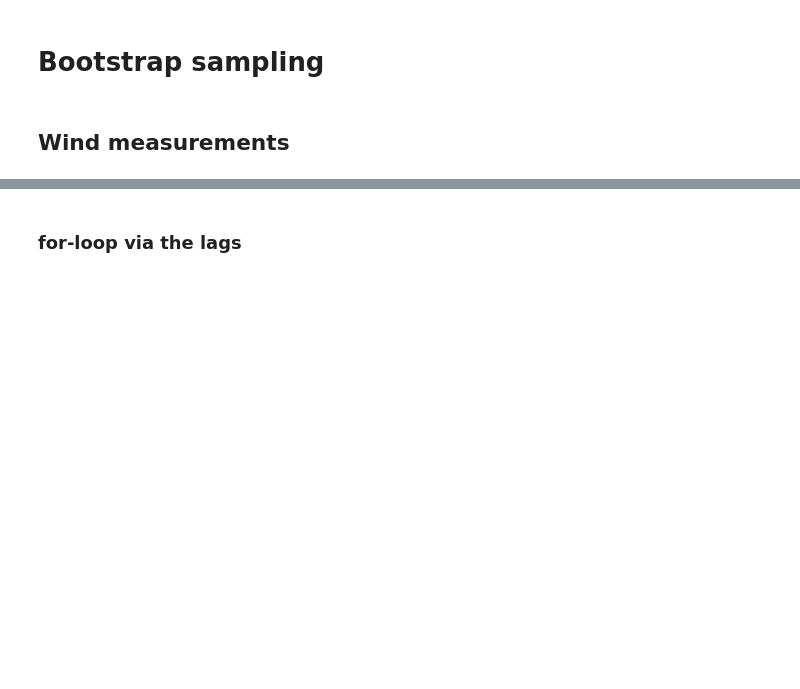
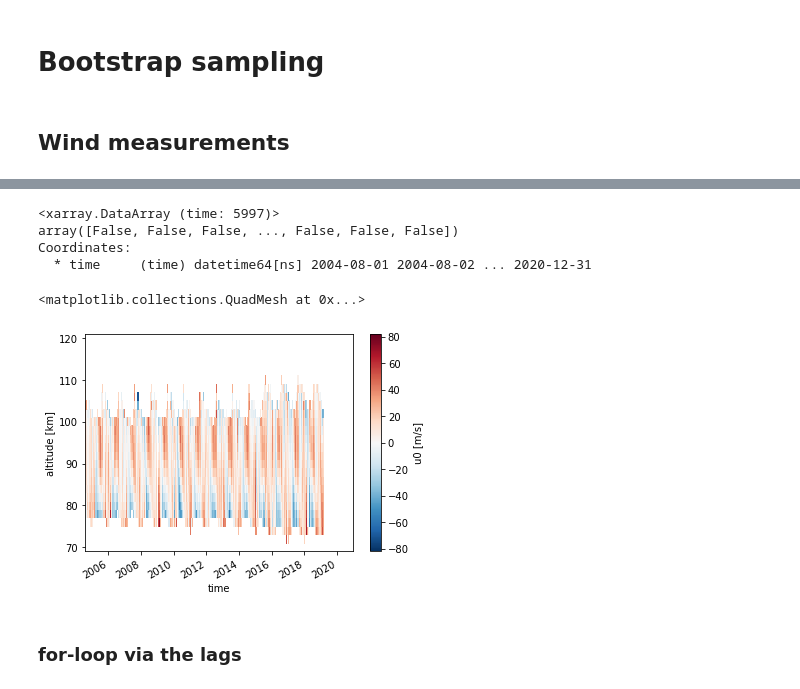
Before and after one commit to VACILT/SSW_project, a Jupyter notebook: bootstrap_sampling.ipynb, the cells around one changed output, grey strips where cells are left out. Saved outputs shown, nothing was run; the diff lists cells and outputs as text; code cells hidden in the pictures; blank space fills up the shorter version.

```diff
--- a/bootstrap_sampling.ipynb
+++ b/bootstrap_sampling.ipynb
@@ -53 +95,13 @@ sea_v_anomalie = sea(40,station,v_anomalie)
+# %%
+mask_2009
+# %% [output]
+<xarray.DataArray (time: 5997)>
+array([False, False, False, ..., False, False, False])
+Coordinates:
+  * time     (time) datetime64[ns] 2004-08-01 2004-08-02 ... 2020-12-31
+# %%
+u.where(~mask_2009).plot(x="time")
+# %% [output]
+<matplotlib.collections.QuadMesh at 0x...>
+[figure, added]
 # %%
```
Also changed, not shown: parts of 22 cells of this notebook, 23 other files.
